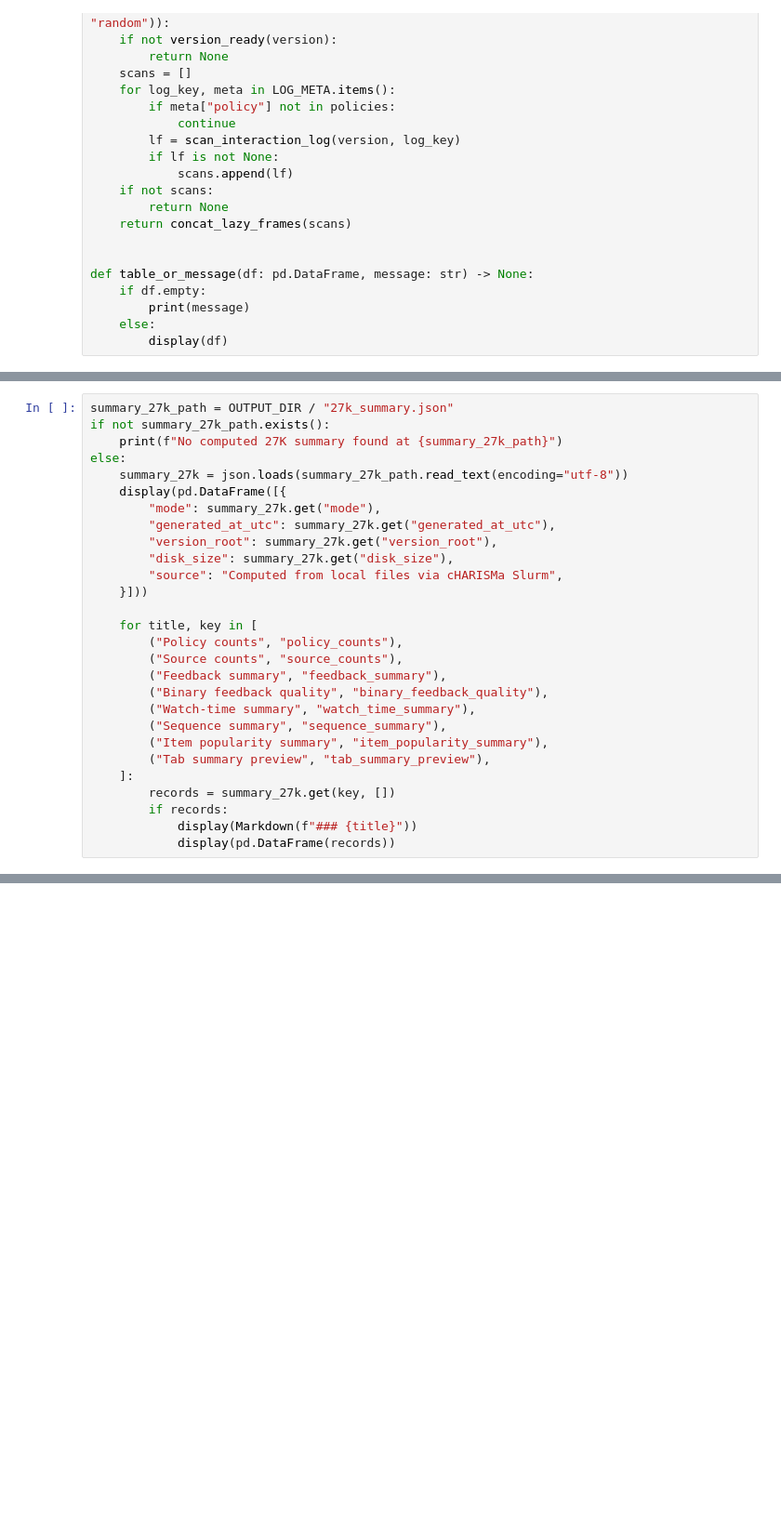
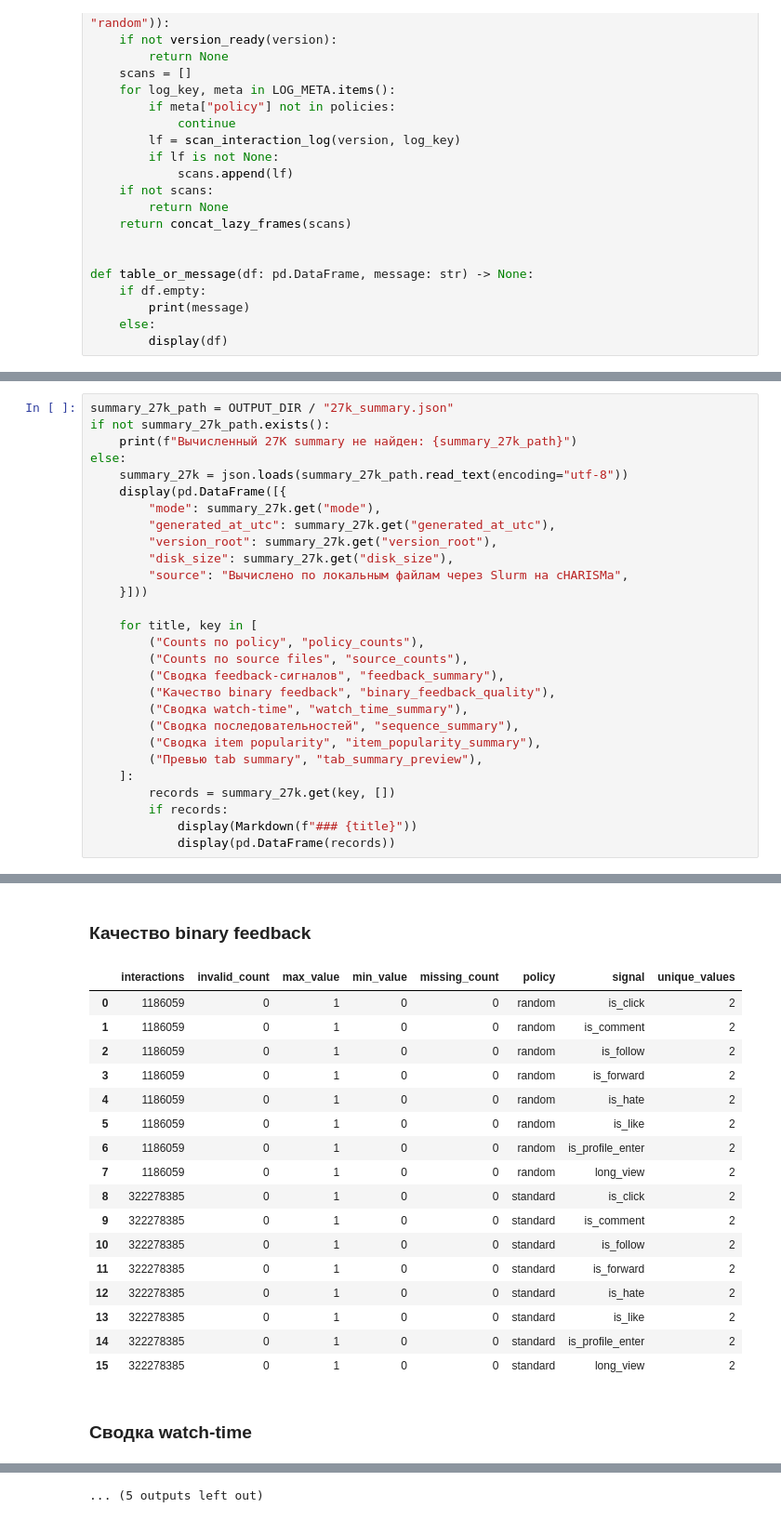
Before and after one commit to berdov/diplom, a Jupyter notebook: notebooks/01_kuairand_eda.ipynb, the cells around one changed output, grey strips where cells are left out. Shown at 93% size. Saved outputs shown, nothing was run; the diff lists cells and outputs as text; blank space fills up the shorter version.

```diff
--- a/notebooks/01_kuairand_eda.ipynb
+++ b/notebooks/01_kuairand_eda.ipynb
@@ -1197,7 +1280,7 @@ If `outputs/eda/27k_summary.json` is present, this section loads compact results
 # %%
 summary_27k_path = OUTPUT_DIR / "27k_summary.json"
 if not summary_27k_path.exists():
-    print(f"No computed 27K summary found at {summary_27k_path}")
+    print(f"Вычисленный 27K summary не найден: {summary_27k_path}")
 else:
     summary_27k = json.loads(summary_27k_path.read_text(encoding="utf-8"))
     display(pd.DataFrame([{
@@ -1205,20 +1288,21 @@ else:
         "generated_at_utc": summary_27k.get("generated_at_utc"),
         "version_root": summary_27k.get("version_root"),
         "disk_size": summary_27k.get("disk_size"),
-        "source": "Computed from local files via cHARISMa Slurm",
+        "source": "Вычислено по локальным файлам через Slurm на cHARISMa",
     }]))
 
     for title, key in [
-        ("Policy counts", "policy_counts"),
-        ("Source counts", "source_counts"),
-        ("Feedback summary", "feedback_summary"),
-        ("Binary feedback quality", "binary_feedback_quality"),
-        ("Watch-time summary", "watch_time_summary"),
-        ("Sequence summary", "sequence_summary"),
-        ("Item popularity summary", "item_popularity_summary"),
-        ("Tab summary preview", "tab_summary_preview"),
+        ("Counts по policy", "policy_counts"),
+        ("Counts по source files", "source_counts"),
+        ("Сводка feedback-сигналов", "feedback_summary"),
+        ("Качество binary feedback", "binary_feedback_quality"),
+        ("Сводка watch-time", "watch_time_summary"),
+        ("Сводка последовательностей", "sequence_summary"),
+        ("Сводка item popularity", "item_popularity_summary"),
+        ("Превью tab summary", "tab_summary_preview"),
     ]:
         records = summary_27k.get(key, [])
         if records:
             display(Markdown(f"### {title}"))
             display(pd.DataFrame(records))
+# %% [output]
@@ -1224,0 +1340,19 @@ else:
+### Качество binary feedback
+|  | interactions | invalid_count | max_value | min_value | missing_count | policy | signal | unique_values |
+| 0 | 1186059 | 0 | 1 | 0 | 0 | random | is_click | 2 |
+| 1 | 1186059 | 0 | 1 | 0 | 0 | random | is_comment | 2 |
+| 2 | 1186059 | 0 | 1 | 0 | 0 | random | is_follow | 2 |
+| 3 | 1186059 | 0 | 1 | 0 | 0 | random | is_forward | 2 |
+| 4 | 1186059 | 0 | 1 | 0 | 0 | random | is_hate | 2 |
+| 5 | 1186059 | 0 | 1 | 0 | 0 | random | is_like | 2 |
+| 6 | 1186059 | 0 | 1 | 0 | 0 | random | is_profile_enter | 2 |
+| 7 | 1186059 | 0 | 1 | 0 | 0 | random | long_view | 2 |
+| 8 | 322278385 | 0 | 1 | 0 | 0 | standard | is_click | 2 |
+| 9 | 322278385 | 0 | 1 | 0 | 0 | standard | is_comment | 2 |
+| 10 | 322278385 | 0 | 1 | 0 | 0 | standard | is_follow | 2 |
+| 11 | 322278385 | 0 | 1 | 0 | 0 | standard | is_forward | 2 |
+| 12 | 322278385 | 0 | 1 | 0 | 0 | standard | is_hate | 2 |
+| 13 | 322278385 | 0 | 1 | 0 | 0 | standard | is_like | 2 |
+| 14 | 322278385 | 0 | 1 | 0 | 0 | standard | is_profile_enter | 2 |
+| 15 | 322278385 | 0 | 1 | 0 | 0 | standard | long_view | 2 |
+### Сводка watch-time
@@ -1225,3 +1363,4 @@ else:
+... (5 outputs left out)
 # %% [markdown]
 ## Pure vs 1K vs 27K
 
```
Also changed, not shown: parts of 62 cells of this notebook, 5 other files.
